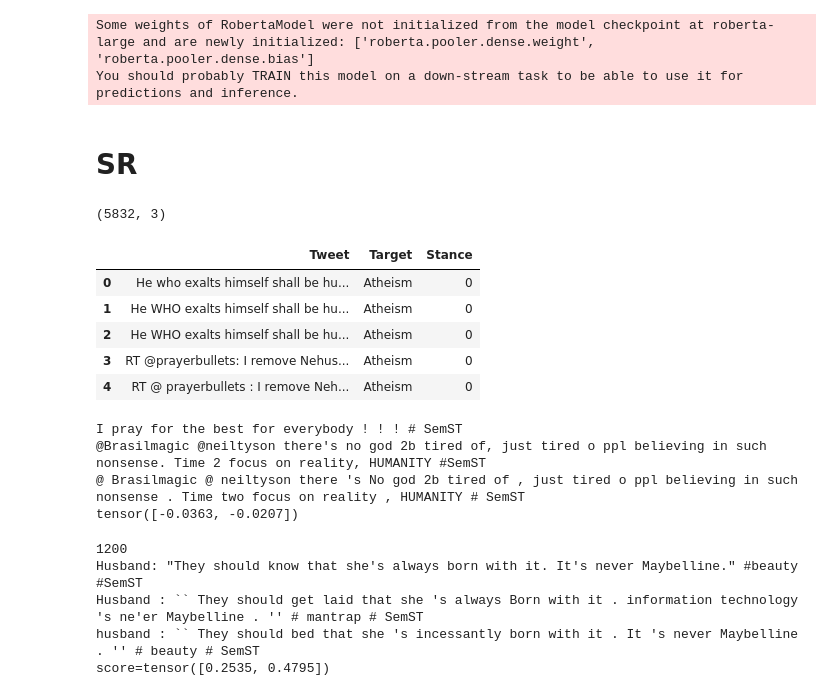
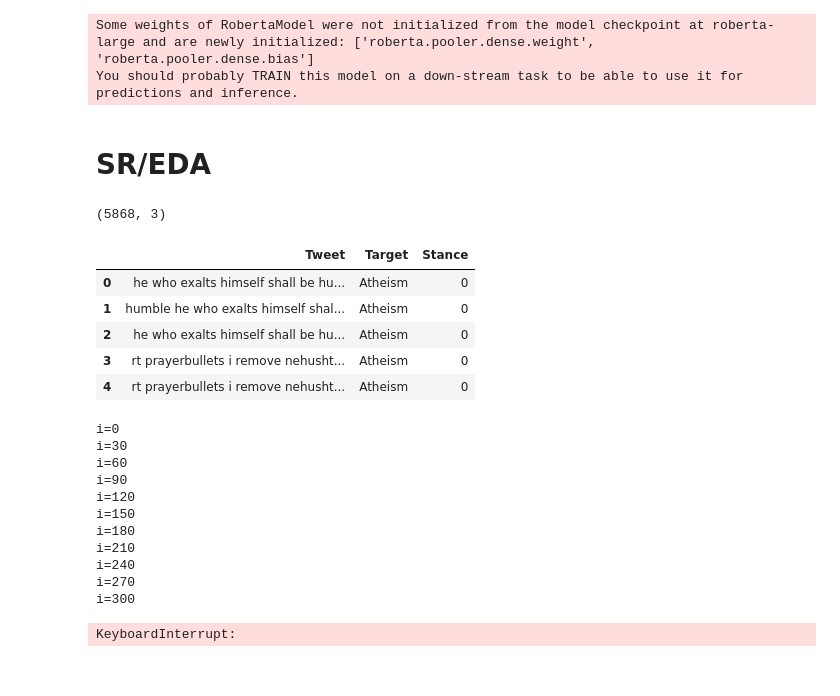
Before and after one commit to linv24/da-stance-detection, a Jupyter notebook: eval.ipynb, the cells around one changed output. Drawn from its saved outputs; the diff is of its cells as text; code cells hidden in the pictures.

```diff
--- a/eval.ipynb
+++ b/eval.ipynb
@@ -12,61 +17,53 @@ scorer = BERTScorer(lang='en', rescale_with_baseline=True)
 Some weights of RobertaModel were not initialized from the model checkpoint at roberta-large and are newly initialized: ['roberta.pooler.dense.weight', 'roberta.pooler.dense.bias']
 You should probably TRAIN this model on a down-stream task to be able to use it for predictions and inference.
 # %% [markdown]
-# SR
+# SR/EDA
 # %%
-sr_csv = 'augment/data/sr_augmented.csv'
+sr_csv = 'augment/data/eda_augmented.csv'
 sr_df = pd.read_csv(sr_csv)
 print(sr_df.shape)
 sr_df.head()
 # %% [output]
-(5832, 3)
+(5868, 3)
 |  | Tweet | Target | Stance |
-| 0 | He who exalts himself shall be hu... | Atheism | 0 |
-| 1 | He WHO exalts himself shall be hu... | Atheism | 0 |
-| 2 | He WHO exalts himself shall be hu... | Atheism | 0 |
-| 3 | RT @prayerbullets: I remove Nehus... | Atheism | 0 |
-| 4 | RT @ prayerbullets : I remove Neh... | Atheism | 0 |
+| 0 | he who exalts himself shall be hu... | Atheism | 0 |
+| 1 | humble he who exalts himself shal... | Atheism | 0 |
+| 2 | he who exalts himself shall be hu... | Atheism | 0 |
+| 3 | rt prayerbullets i remove nehusht... | Atheism | 0 |
+| 4 | rt prayerbullets i remove nehusht... | Atheism | 0 |
-# %%
-i = 600
-assert i % 3 == 0
-
-print(sr_df.iloc[i]['Tweet'])
-print(sr_df.iloc[i+1]['Tweet'])
-print(sr_df.iloc[i+2]['Tweet'])
-
-print(eval_util.get_bertscore(scorer,
-                              sr_df.iloc[i]['Tweet'],
-                              [sr_df.iloc[i+1]['Tweet'],
-                               sr_df.iloc[i+2]['Tweet']]))
-# %% [output]
-I pray for the best for everybody ! ! ! # SemST
-@Brasilmagic @neiltyson there's no god 2b tired of, just tired o ppl believing in such nonsense. Time 2 focus on reality, HUMANITY #SemST
-@ Brasilmagic @ neiltyson there 's No god 2b tired of , just tired o ppl believing in such nonsense . Time two focus on reality , HUMANITY # SemST
-tensor([-0.0363, -0.0207])
 # %%
 # detecting errors in sr csv
 
-i = 1185
+i = 0
 
 while i < sr_df.shape[0]:
     score = eval_util.get_bertscore(scorer,
                                     sr_df.iloc[i]['Tweet'],
                                     [sr_df.iloc[i+1]['Tweet'],
                                      sr_df.iloc[i+2]['Tweet']])
-    if score[0] < 0.3 or score[1] < 0.3:
+    if score[0] < 0.2 or score[1] < 0.2:
         print(i)
         print(sr_df.iloc[i]['Tweet'])
         print(sr_df.iloc[i+1]['Tweet'])
         print(sr_df.iloc[i+2]['Tweet'])
         print(f'{score=}')
         break
+    if i % 30 == 0:
+        print(f'{i=}')
     i += 3
 # %% [output]
-1200
-Husband: "They should know that she's always born with it. It's never Maybelline." #beauty #SemST
-Husband : `` They should get laid that she 's always Born with it . information technology 's ne'er Maybelline . '' # mantrap # SemST
-husband : `` They should bed that she 's incessantly born with it . It 's never Maybelline . '' # beauty # SemST
-score=tensor([0.2535, 0.4795])
+i=0
+i=30
+i=60
+i=90
+i=120
+i=150
+i=180
+i=210
+i=240
+i=270
+i=300
+KeyboardInterrupt:
 # %%
 # calculate bertscores for sr csv. each tweet has 2 sr augmentations, so
 # tweets are grouped into 3s. scores generated by pairs, so scores in written
```
Also changed, not shown: parts of 23 cells of this notebook, 7 other files.
